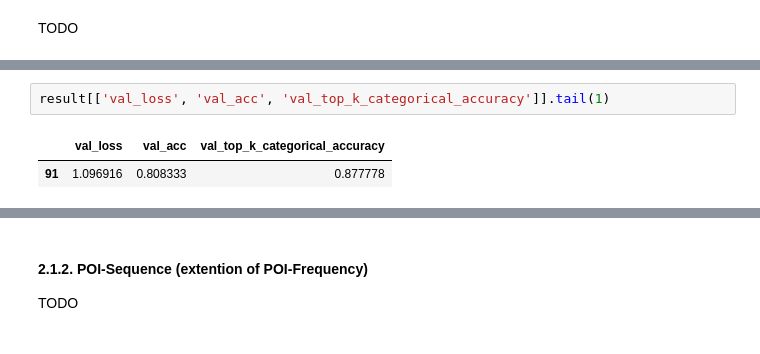
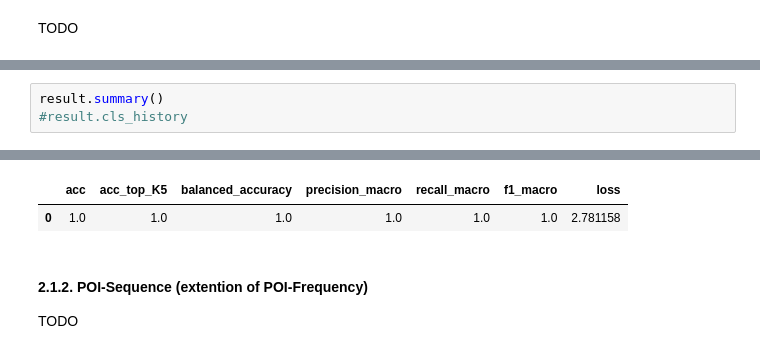
Before and after one commit to mat-analysis/mat-classification, a Jupyter notebook: MAT-analysis-Tutorial.ipynb, the cells around one changed output, grey strips where cells are left out. Drawn from its saved outputs; the diff is of its cells as text.

```diff
--- a/MAT-analysis-Tutorial.ipynb
+++ b/MAT-analysis-Tutorial.ipynb
@@ -114,6 +117,5 @@ Processing time: 84126.587 milliseconds. Done.
 ------------------------------------------------------------------------------------------------
-# %%
-result[['val_loss', 'val_acc', 'val_top_k_categorical_accuracy']].tail(1)
-# %% [output]
-|  | val_loss | val_acc | val_top_k_categorical_accuracy |
-| 91 | 1.096916 | 0.808333 | 0.877778 |
+# %%
+result.summary()
+#result.cls_history
+# %% [output]
@@ -120,3 +123,5 @@ result[['val_loss', 'val_acc', 'val_top_k_categorical_accuracy']].tail(1)
+|  | acc | acc_top_K5 | balanced_accuracy | precision_macro | recall_macro | f1_macro | loss |
+| 0 | 1.0 | 1.0 | 1.0 | 1.0 | 1.0 | 1.0 | 2.781158 |
 # %% [markdown]
 #### 2.1.2. POI-Sequence (extention of POI-Frequency)
 
```
Also changed, not shown: parts of 26 cells of this notebook, 24 other files.
